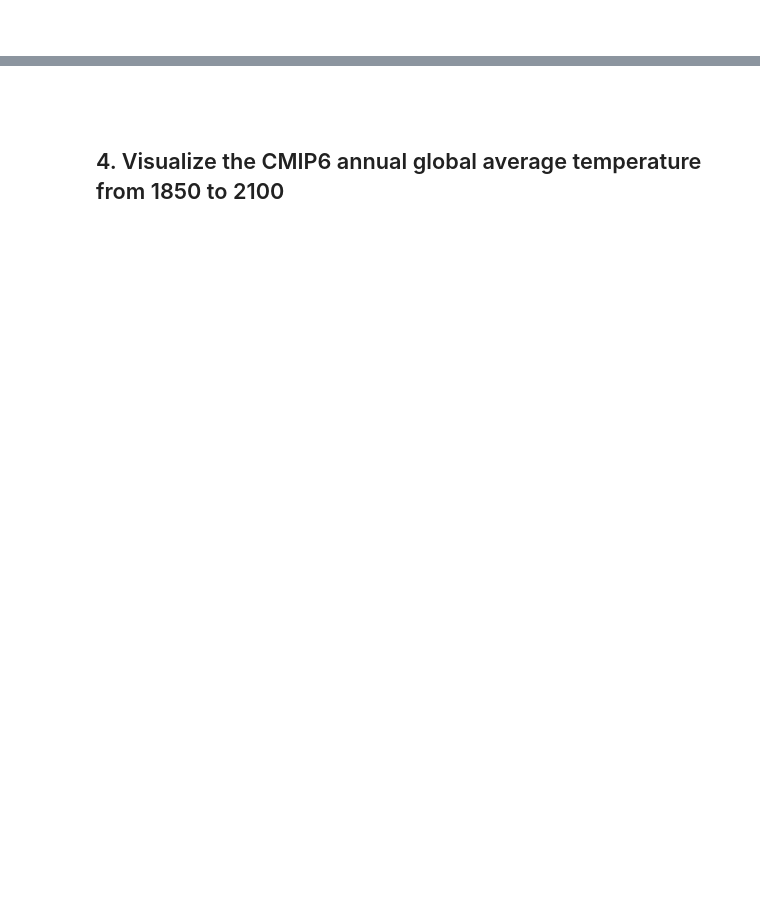
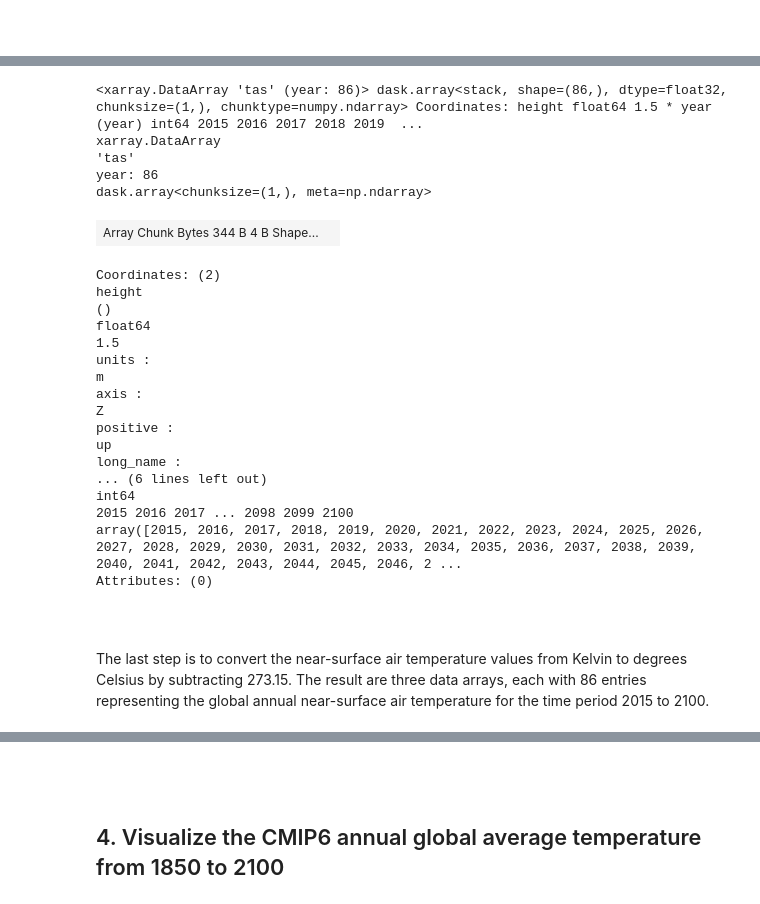
Before and after one commit to ecmwf-projects/copernicus-training, a Jupyter notebook: 131_c3s_cmip6_global_climate_projections.ipynb, the cells around one changed output, grey strips where cells are left out. Saved outputs shown, nothing was run; the diff lists cells and outputs as text; code cells hidden in the pictures; blank space fills up the shorter version.

```diff
--- a/131_c3s_cmip6_global_climate_projections.ipynb
+++ b/131_c3s_cmip6_global_climate_projections.ipynb
@@ -675,0 +452,34 @@ tas_ssp585_y1, tas_ssp585_y2, tas_ssp585_y3
+# %%
+tas_ssp126_y1 = tas_ssp126_global.groupby('time.year').mean()
+tas_ssp245_y1 = tas_ssp245_global.groupby('time.year').mean()
+tas_ssp585_y1 = tas_ssp585_global.groupby('time.year').mean()
+
+tas_ssp126_y1
+# %% [output]
+<xarray.DataArray 'tas' (year: 86)> dask.array<stack, shape=(86,), dtype=float32, chunksize=(1,), chunktype=numpy.ndarray> Coordinates: height float64 1.5 * year (year) int64 2015 2016 2017 2018 2019  ...
+xarray.DataArray
+'tas'
+year: 86
+dask.array<chunksize=(1,), meta=np.ndarray>
+| Array Chunk Bytes 344 B 4 B Shape... |  |
+Coordinates: (2)
+height
+()
+float64
+1.5
+units :
+m
+axis :
+Z
+positive :
+up
+long_name :
+... (6 lines left out)
+int64
+2015 2016 2017 ... 2098 2099 2100
+array([2015, 2016, 2017, 2018, 2019, 2020, 2021, 2022, 2023, 2024, 2025, 2026, 2027, 2028, 2029, 2030, 2031, 2032, 2033, 2034, 2035, 2036, 2037, 2038, 2039, 2040, 2041, 2042, 2043, 2044, 2045, 2046, 2 ...
+Attributes: (0)
+# %% [markdown]
+<br>
+# %% [markdown]
+The last step is to convert the near-surface air temperature values from Kelvin to degrees Celsius by subtracting 273.15. The result are three data arrays, each with 86 entries representing the global annual near-surface air temperature for the time period 2015 to 2100.
```
Also changed, not shown: parts of 48 cells of this notebook, 8 other files.
